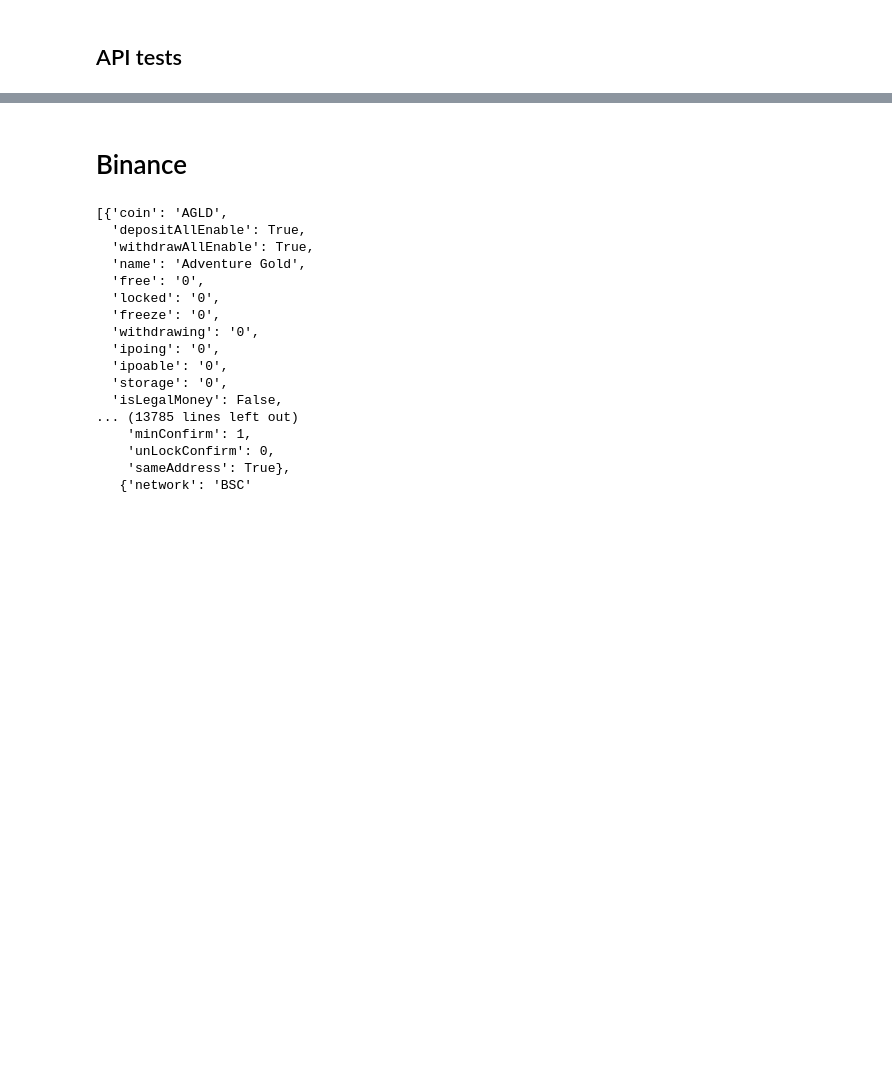
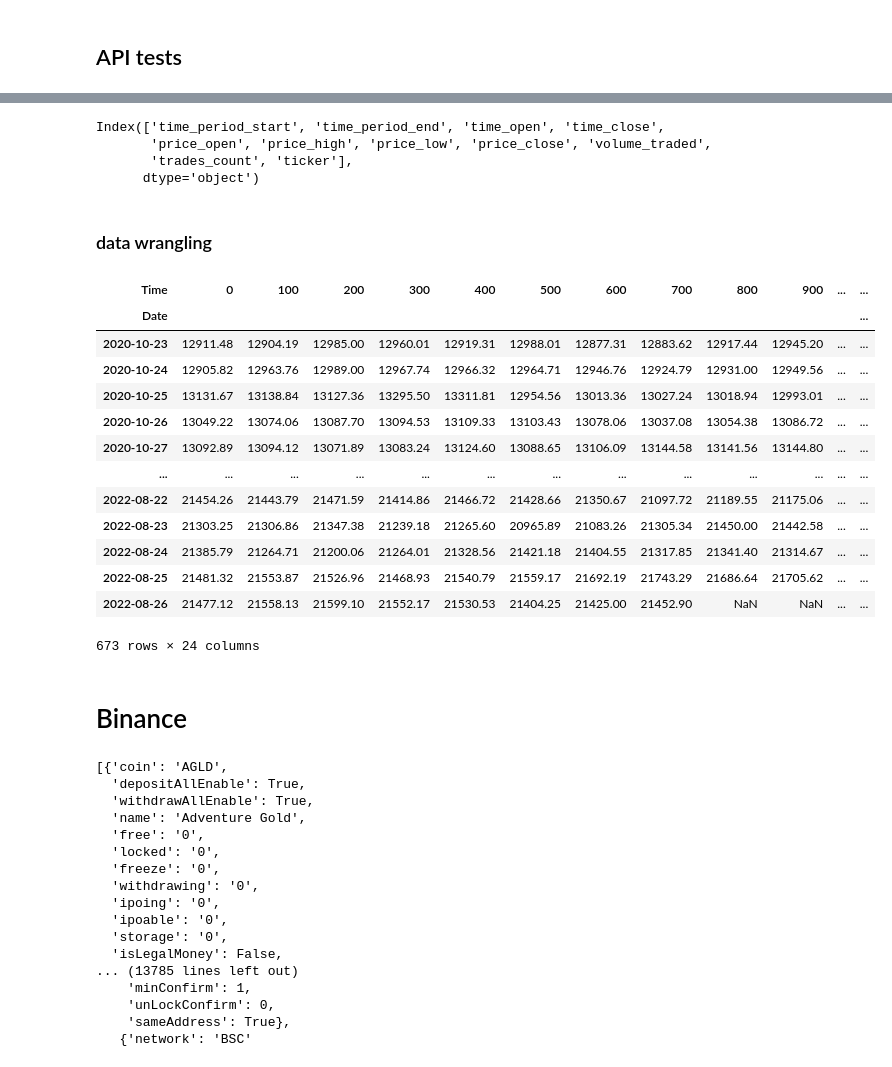
Before and after one commit to regression-gerry/hurst_capstone, a Jupyter notebook: notebooks/research_test.ipynb, the cells around one changed output, grey strips where cells are left out. Cells and saved outputs as stored; diff of their text form; code cells hidden in the pictures; blank space fills up the shorter version.

```diff
--- a/notebooks/research_test.ipynb
+++ b/notebooks/research_test.ipynb
@@ -105,0 +27,6 @@ df.iloc[-1:,1:2].values[0][0][0:19]
+# %%
+b_usd_filtered_spot = binance_df_spot[binance_df_spot['asset_id_base'].isin(coins) & binance_df_spot['asset_id_quote'].isin([quote_currency])]
+b_usd_filtered_perp = binance_perp_df[binance_perp_df['asset_id_base'].isin(coins) & binance_perp_df['asset_id_quote'].isin([quote_currency])]
+# %%
+b_usd_filtered_spot.sort_values(by='asset_id_base', inplace=True)
+b_usd_filtered_perp.sort_values(by='asset_id_base', inplace=True)
@@ -105,0 +38,3 @@ df.iloc[-1:,1:2].values[0][0][0:19]
+# %%
+spot_list = b_usd_filtered_spot[b_usd_filtered_spot['exchange_id'].isin(['BINANCE'])].sort_values(by='data_start')
+spot_lst = spot_list['symbol_id'].to_list()
@@ -105,0 +223,7 @@ df.iloc[-1:,1:2].values[0][0][0:19]
+# %%
+overall_tickers.columns
+# %% [output]
+Index(['time_period_start', 'time_period_end', 'time_open', 'time_close',
+       'price_open', 'price_high', 'price_low', 'price_close', 'volume_traded',
+       'trades_count', 'ticker'],
+      dtype='object')
@@ -105,0 +232,5 @@ df.iloc[-1:,1:2].values[0][0][0:19]
+# %% [markdown]
+### data wrangling
+# %%
+test_wrangle = pd.read_pickle('overall.pkl')
+test_wrangle = test_wrangle[test_wrangle['ticker'].isin([spot_lst[0]])]
@@ -106,3 +254,20 @@ df.iloc[-1:,1:2].values[0][0][0:19]
+# %%
+test_wrangle
+# %% [output]
+| Time | 0 | 100 | 200 | 300 | 400 | 500 | 600 | 700 | 800 | 900 | ... | ... |
+| Date |  |  |  |  |  |  |  |  |  |  |  | ... |
+| 2020-10-23 | 12911.48 | 12904.19 | 12985.00 | 12960.01 | 12919.31 | 12988.01 | 12877.31 | 12883.62 | 12917.44 | 12945.20 | ... | ... |
+| 2020-10-24 | 12905.82 | 12963.76 | 12989.00 | 12967.74 | 12966.32 | 12964.71 | 12946.76 | 12924.79 | 12931.00 | 12949.56 | ... | ... |
+| 2020-10-25 | 13131.67 | 13138.84 | 13127.36 | 13295.50 | 13311.81 | 12954.56 | 13013.36 | 13027.24 | 13018.94 | 12993.01 | ... | ... |
+| 2020-10-26 | 13049.22 | 13074.06 | 13087.70 | 13094.53 | 13109.33 | 13103.43 | 13078.06 | 13037.08 | 13054.38 | 13086.72 | ... | ... |
+| 2020-10-27 | 13092.89 | 13094.12 | 13071.89 | 13083.24 | 13124.60 | 13088.65 | 13106.09 | 13144.58 | 13141.56 | 13144.80 | ... | ... |
+| ... | ... | ... | ... | ... | ... | ... | ... | ... | ... | ... | ... | ... |
+| 2022-08-22 | 21454.26 | 21443.79 | 21471.59 | 21414.86 | 21466.72 | 21428.66 | 21350.67 | 21097.72 | 21189.55 | 21175.06 | ... | ... |
+| 2022-08-23 | 21303.25 | 21306.86 | 21347.38 | 21239.18 | 21265.60 | 20965.89 | 21083.26 | 21305.34 | 21450.00 | 21442.58 | ... | ... |
+| 2022-08-24 | 21385.79 | 21264.71 | 21200.06 | 21264.01 | 21328.56 | 21421.18 | 21404.55 | 21317.85 | 21341.40 | 21314.67 | ... | ... |
+| 2022-08-25 | 21481.32 | 21553.87 | 21526.96 | 21468.93 | 21540.79 | 21559.17 | 21692.19 | 21743.29 | 21686.64 | 21705.62 | ... | ... |
+| 2022-08-26 | 21477.12 | 21558.13 | 21599.10 | 21552.17 | 21530.53 | 21404.25 | 21425.00 | 21452.90 | NaN | NaN | ... | ... |
+673 rows × 24 columns
 # %% [markdown]
 # Binance
 # %%
```
Also changed, not shown: parts of 34 cells of this notebook, 4 other files.
